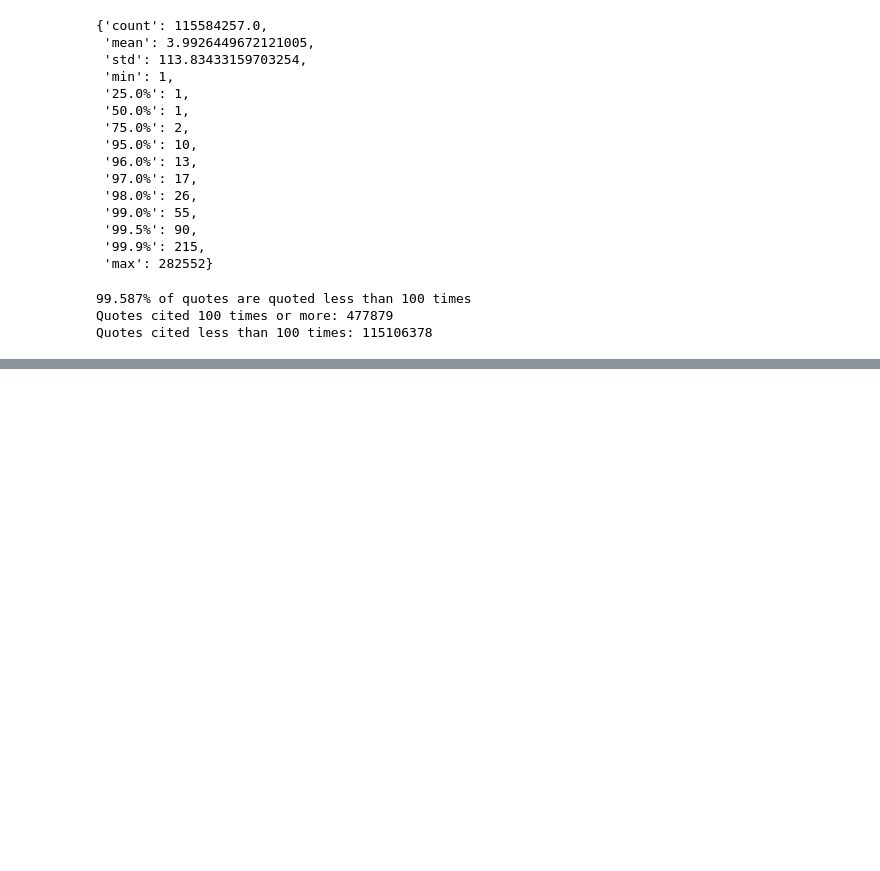
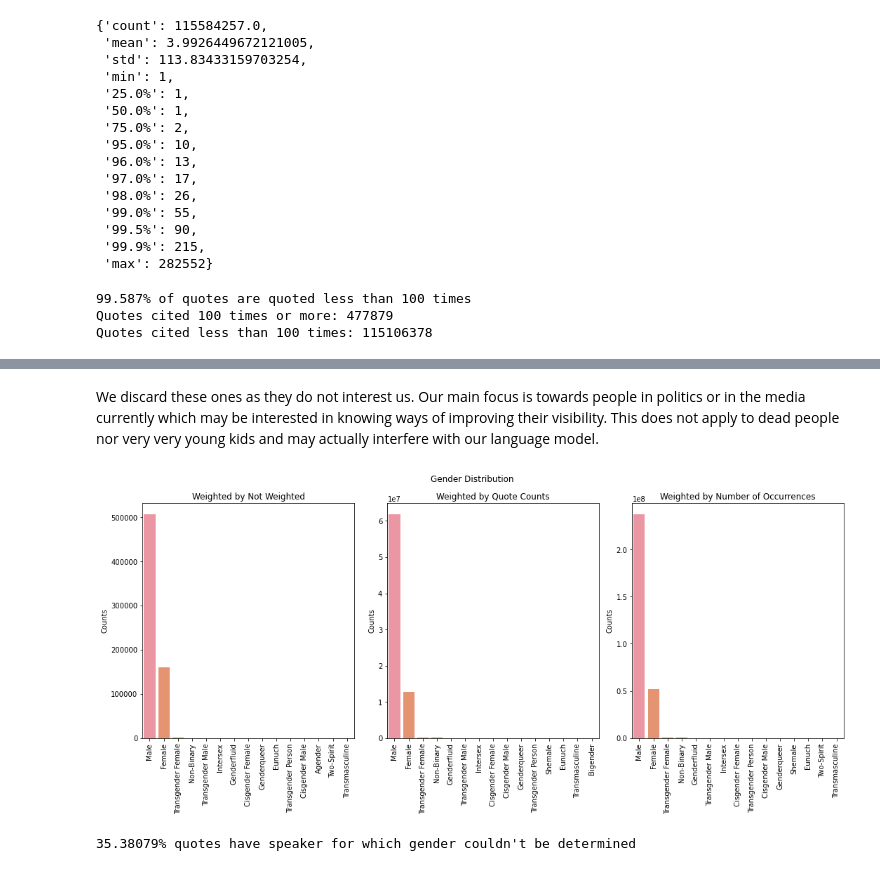
Before and after one commit to epfl-ada/ada-2021-project-cool-group-name, a Jupyter notebook: Data Analysis.ipynb, the cells around one changed output, grey strips where cells are left out. Drawn from its saved outputs; the diff is of its cells as text; code cells hidden in the pictures; blank space fills up the shorter version.

```diff
--- a/Data Analysis.ipynb
+++ b/Data Analysis.ipynb
@@ -151,0 +234,10 @@ Quotes cited less than 100 times: 115106378
+# %% [markdown]
+We discard these ones as they do not interest us. Our main focus is towards people in politics or in the media currently which may be interested in knowing ways of improving their visibility. This does not apply to dead people nor very very young kids and may actually interfere with our language model.
+# %%
+plot_weighted_distribution(speakers_info, 'gender', n_bars = 15, figsize = (15, 7))
+# %% [output]
+[figure, added]
+# %%
+print(f"{(speakers_info['gender'].isna() * speakers_info['quote_count']).sum() / speakers_info['quote_count'].sum():.5%} quotes have speaker for which gender couldn't be determined")
+# %% [output]
+35.38079% quotes have speaker for which gender couldn't be determined
```
Also changed, not shown: parts of 27 cells of this notebook, 3 other files.
